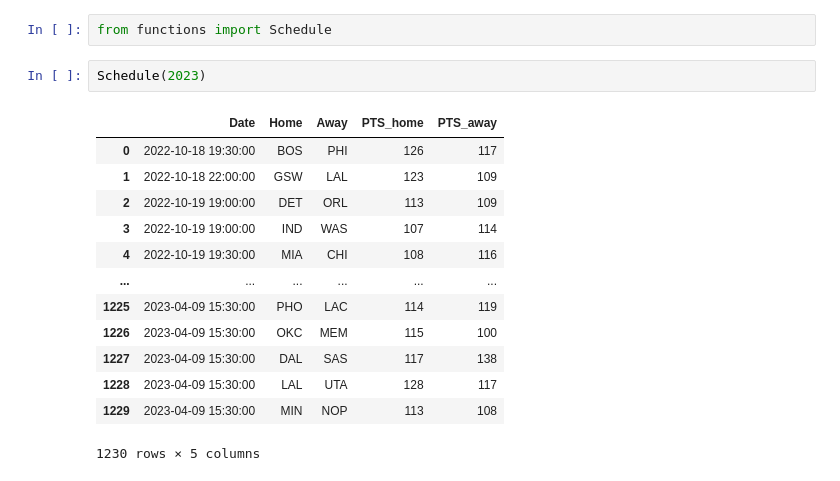
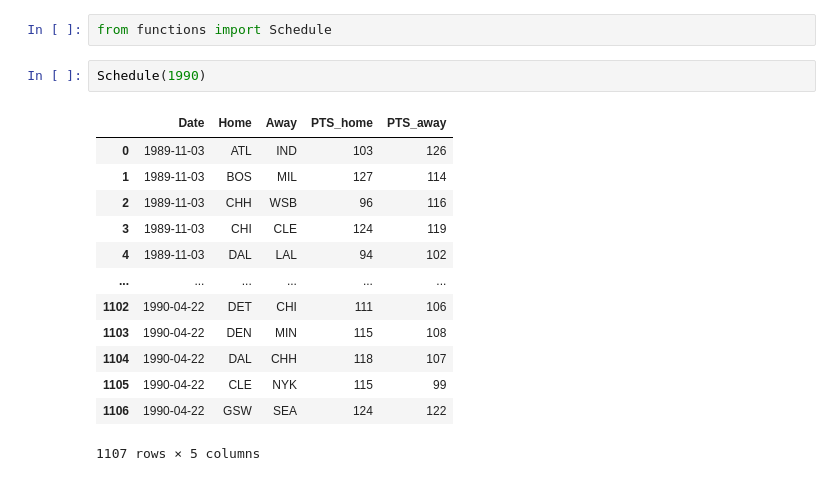
Before and after one commit to martinbog19/balling-on-the-edge, a Jupyter notebook: calendar_features.ipynb, the cells around one changed output. Saved outputs shown, nothing was run; the diff lists cells and outputs as text.

```diff
--- a/calendar_features.ipynb
+++ b/calendar_features.ipynb
@@ -1,18 +1,18 @@
 # %%
 from functions import Schedule
 # %%
-Schedule(2023)
+Schedule(1990)
 # %% [output]
 |  | Date | Home | Away | PTS_home | PTS_away |
-| 0 | 2022-10-18 19:30:00 | BOS | PHI | 126 | 117 |
-| 1 | 2022-10-18 22:00:00 | GSW | LAL | 123 | 109 |
-| 2 | 2022-10-19 19:00:00 | DET | ORL | 113 | 109 |
-| 3 | 2022-10-19 19:00:00 | IND | WAS | 107 | 114 |
-| 4 | 2022-10-19 19:30:00 | MIA | CHI | 108 | 116 |
+| 0 | 1989-11-03 | ATL | IND | 103 | 126 |
+| 1 | 1989-11-03 | BOS | MIL | 127 | 114 |
+| 2 | 1989-11-03 | CHH | WSB | 96 | 116 |
+| 3 | 1989-11-03 | CHI | CLE | 124 | 119 |
+| 4 | 1989-11-03 | DAL | LAL | 94 | 102 |
 | ... | ... | ... | ... | ... | ... |
-| 1225 | 2023-04-09 15:30:00 | PHO | LAC | 114 | 119 |
-| 1226 | 2023-04-09 15:30:00 | OKC | MEM | 115 | 100 |
-| 1227 | 2023-04-09 15:30:00 | DAL | SAS | 117 | 138 |
-| 1228 | 2023-04-09 15:30:00 | LAL | UTA | 128 | 117 |
-| 1229 | 2023-04-09 15:30:00 | MIN | NOP | 113 | 108 |
+| 1102 | 1990-04-22 | DET | CHI | 111 | 106 |
+| 1103 | 1990-04-22 | DEN | MIN | 115 | 108 |
+| 1104 | 1990-04-22 | DAL | CHH | 118 | 107 |
+| 1105 | 1990-04-22 | CLE | NYK | 115 | 99 |
+| 1106 | 1990-04-22 | GSW | SEA | 124 | 122 |
-1230 rows × 5 columns
+1107 rows × 5 columns
```
Also changed, not shown: 2 other files.
